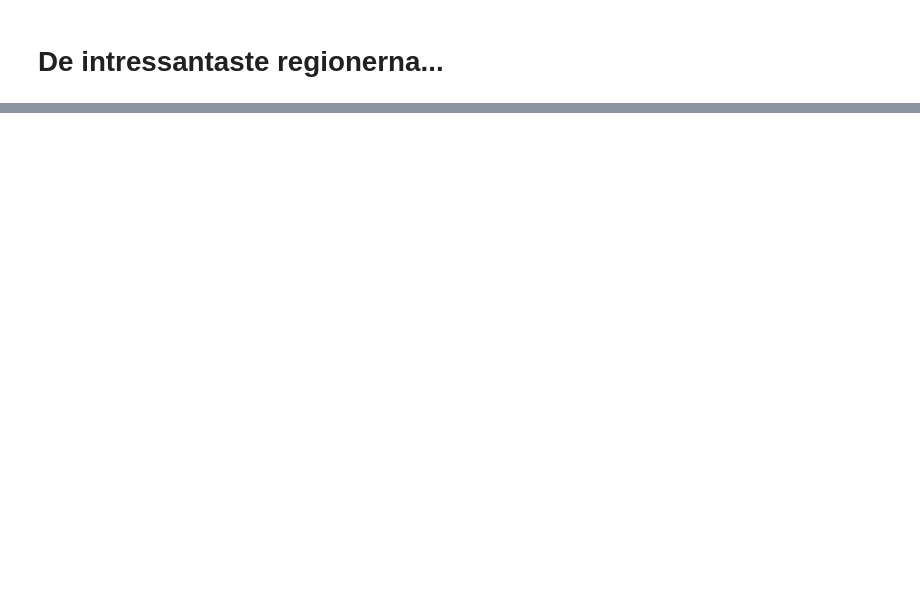
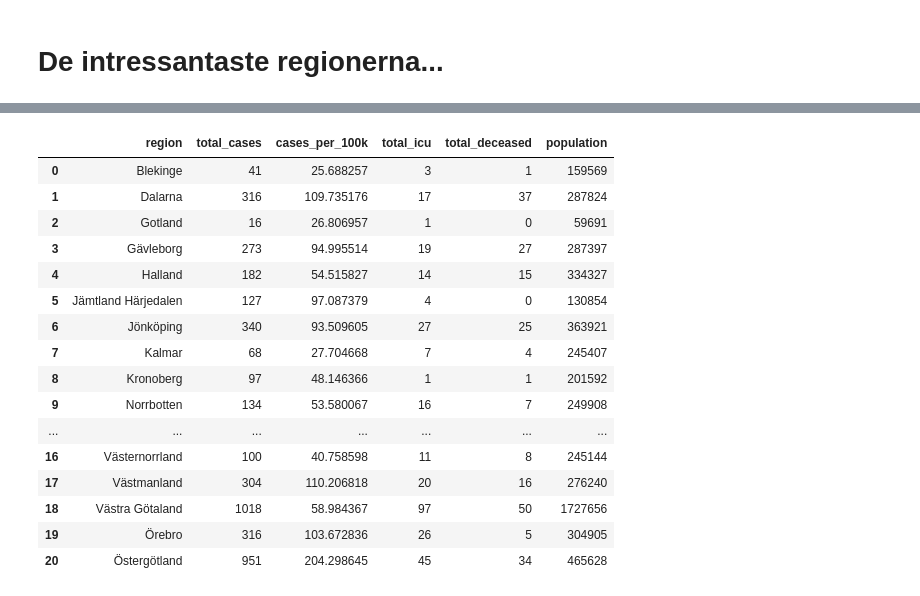
Before and after one commit to vbodell/covid-19, a Jupyter notebook: covid-playground.ipynb, the cells around one changed output, grey strips where cells are left out. Cells and saved outputs as stored; diff of their text form; code cells hidden in the pictures; blank space fills up the shorter version.

```diff
--- a/covid-playground.ipynb
+++ b/covid-playground.ipynb
@@ -299,0 +300,20 @@ _ = ax.legend(['Stockholm', 'Västra Götaland', 'Värmland'])
+# %%
+region_df
+# %% [output]
+|  | region | total_cases | cases_per_100k | total_icu | total_deceased | population |
+| 0 | Blekinge | 41 | 25.688257 | 3 | 1 | 159569 |
+| 1 | Dalarna | 316 | 109.735176 | 17 | 37 | 287824 |
+| 2 | Gotland | 16 | 26.806957 | 1 | 0 | 59691 |
+| 3 | Gävleborg | 273 | 94.995514 | 19 | 27 | 287397 |
+| 4 | Halland | 182 | 54.515827 | 14 | 15 | 334327 |
+| 5 | Jämtland Härjedalen | 127 | 97.087379 | 4 | 0 | 130854 |
+| 6 | Jönköping | 340 | 93.509605 | 27 | 25 | 363921 |
+| 7 | Kalmar | 68 | 27.704668 | 7 | 4 | 245407 |
+| 8 | Kronoberg | 97 | 48.146366 | 1 | 1 | 201592 |
+| 9 | Norrbotten | 134 | 53.580067 | 16 | 7 | 249908 |
+| ... | ... | ... | ... | ... | ... | ... |
+| 16 | Västernorrland | 100 | 40.758598 | 11 | 8 | 245144 |
+| 17 | Västmanland | 304 | 110.206818 | 20 | 16 | 276240 |
+| 18 | Västra Götaland | 1018 | 58.984367 | 97 | 50 | 1727656 |
+| 19 | Örebro | 316 | 103.672836 | 26 | 5 | 304905 |
+| 20 | Östergötland | 951 | 204.298645 | 45 | 34 | 465628 |
```
Also changed, not shown: parts of 19 cells of this notebook.
